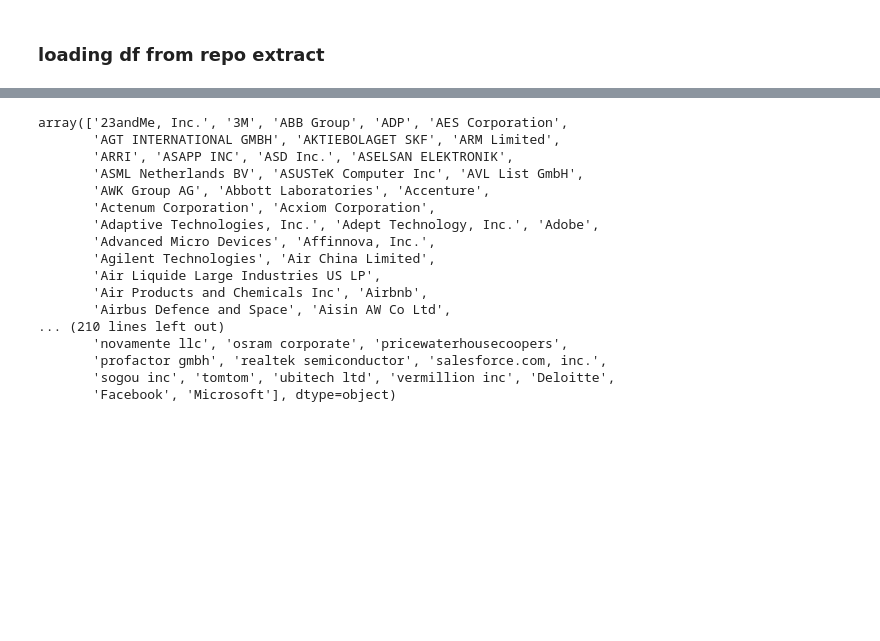
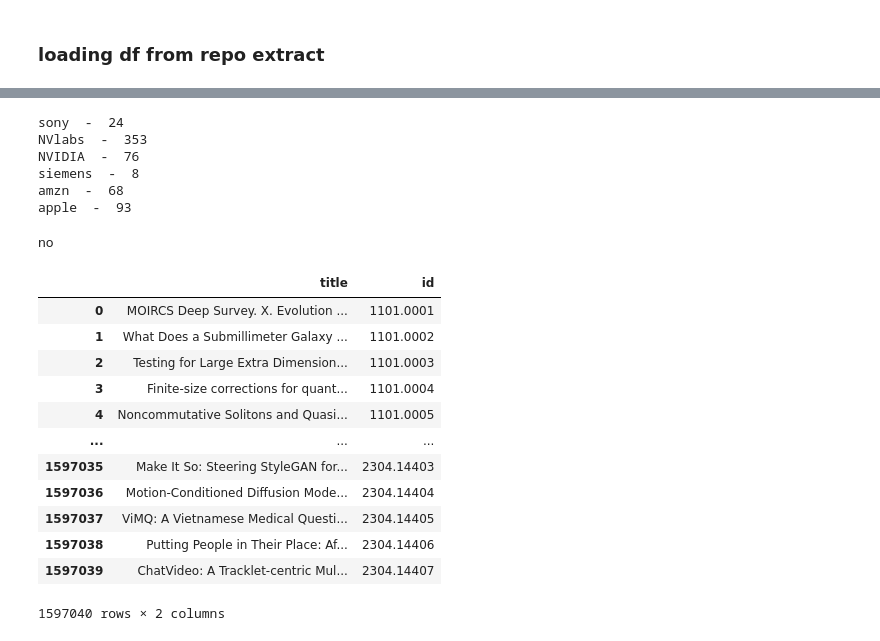
Before and after one commit to zarifikram/Paper-With-Repositories, a Jupyter notebook: src/notebooks/MainDatasetExplore.ipynb, the cells around one changed output, grey strips where cells are left out. Cells and saved outputs as stored; diff of their text form; code cells hidden in the pictures; blank space fills up the shorter version.

```diff
--- a/src/notebooks/MainDatasetExplore.ipynb
+++ b/src/notebooks/MainDatasetExplore.ipynb
@@ -65,20 +68,14 @@ for paper in matched_papers:
 # %%
-df.Company.unique()
+a = df.Company.unique()
-# %% [output]
-array(['23andMe, Inc.', '3M', 'ABB Group', 'ADP', 'AES Corporation',
-       'AGT INTERNATIONAL GMBH', 'AKTIEBOLAGET SKF', 'ARM Limited',
-       'ARRI', 'ASAPP INC', 'ASD Inc.', 'ASELSAN ELEKTRONIK',
-       'ASML Netherlands BV', 'ASUSTeK Computer Inc', 'AVL List GmbH',
-       'AWK Group AG', 'Abbott Laboratories', 'Accenture',
-       'Actenum Corporation', 'Acxiom Corporation',
-       'Adaptive Technologies, Inc.', 'Adept Technology, Inc.', 'Adobe',
-       'Advanced Micro Devices', 'Affinnova, Inc.',
-       'Agilent Technologies', 'Air China Limited',
-       'Air Liquide Large Industries US LP',
-       'Air Products and Chemicals Inc', 'Airbnb',
-       'Airbus Defence and Space', 'Aisin AW Co Ltd',
-... (210 lines left out)
-       'novamente llc', 'osram corporate', 'pricewaterhousecoopers',
-       'profactor gmbh', 'realtek semiconductor', 'salesforce.com, inc.',
-       'sogou inc', 'tomtom', 'ubitech ltd', 'vermillion inc', 'Deloitte',
-       'Facebook', 'Microsoft'], dtype=object)
+# %%
+users = ['sony', 'NVlabs', 'NVIDIA', 'siemens', 'amzn', 'apple']
+for user in users:
+    extractedDf = DataTools.loadCSVFromOutput(user+'Papers')
+    print(user, ' - ', len(extractedDf))
+# %% [output]
+sony  -  24
+NVlabs  -  353
+NVIDIA  -  76
+siemens  -  8
+amzn  -  68
+apple  -  93
@@ -84,0 +86,47 @@ array(['23andMe, Inc.', '3M', 'ABB Group', 'ADP', 'AES Corporation',
+# %%
+from Extractor import Extractor
+Extractor.getRepoDFromUsername("meta")
+# %% [output]
+no
+# %%
+data_file = os.path.join(os.curdir, "../data/arxiv-metadata-oai-snapshot.json")
+def get_metadata():
+    with open(data_file, 'r') as f:
+        for line in f:
+            yield line
+# %%
+import json
+import tqdm
+ids = []
+titles = []
+
+for paper in get_metadata():
+
+    paper_dict = json.loads(paper)
+    ref = paper_dict.get('journal-ref')
+    try:
+        year = (int(paper_dict['id'][0:2]))
+        if 10 < year:
+            titles.append(paper_dict.get('title'))
+            ids.append(paper_dict.get('id'))
+    except ValueError:
+        pass
+# %%
+df = pd.DataFrame()
+df['title'] = titles
+df['id'] = ids
+df
+# %% [output]
+|  | title | id |
+| 0 | MOIRCS Deep Survey. X. Evolution ... | 1101.0001 |
+| 1 | What Does a Submillimeter Galaxy ... | 1101.0002 |
+| 2 | Testing for Large Extra Dimension... | 1101.0003 |
+| 3 | Finite-size corrections for quant... | 1101.0004 |
+| 4 | Noncommutative Solitons and Quasi... | 1101.0005 |
+| ... | ... | ... |
+| 1597035 | Make It So: Steering StyleGAN for... | 2304.14403 |
+| 1597036 | Motion-Conditioned Diffusion Mode... | 2304.14404 |
+| 1597037 | ViMQ: A Vietnamese Medical Questi... | 2304.14405 |
+| 1597038 | Putting People in Their Place: Af... | 2304.14406 |
+| 1597039 | ChatVideo: A Tracklet-centric Mul... | 2304.14407 |
+1597040 rows × 2 columns
```
Also changed, not shown: parts of 14 cells of this notebook, 5 other files.
